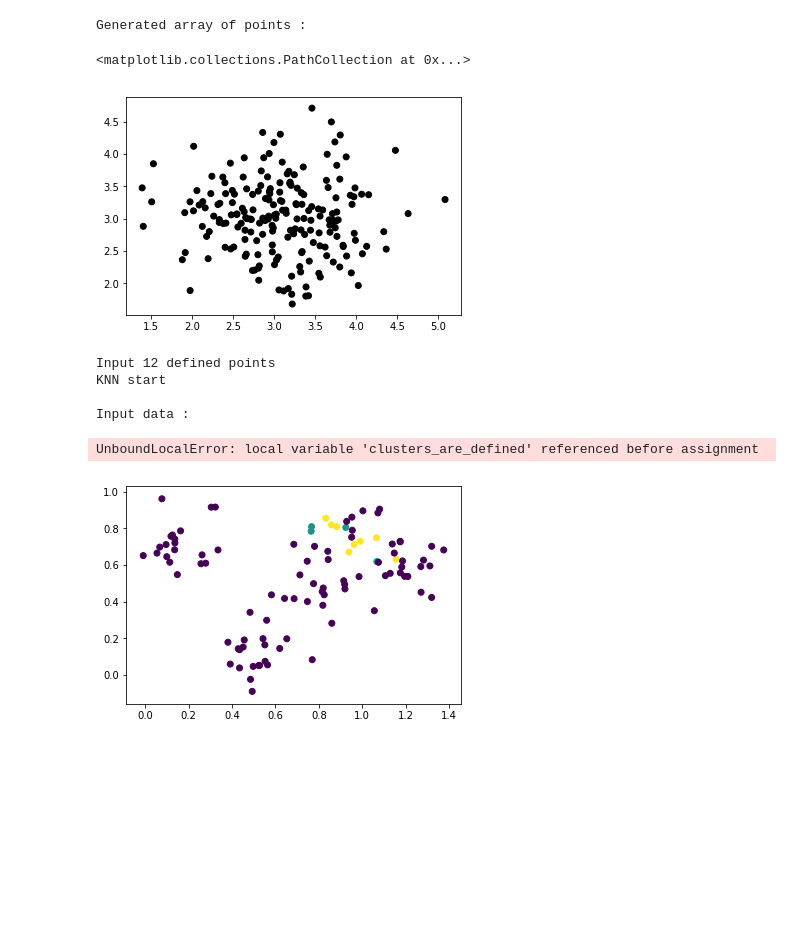
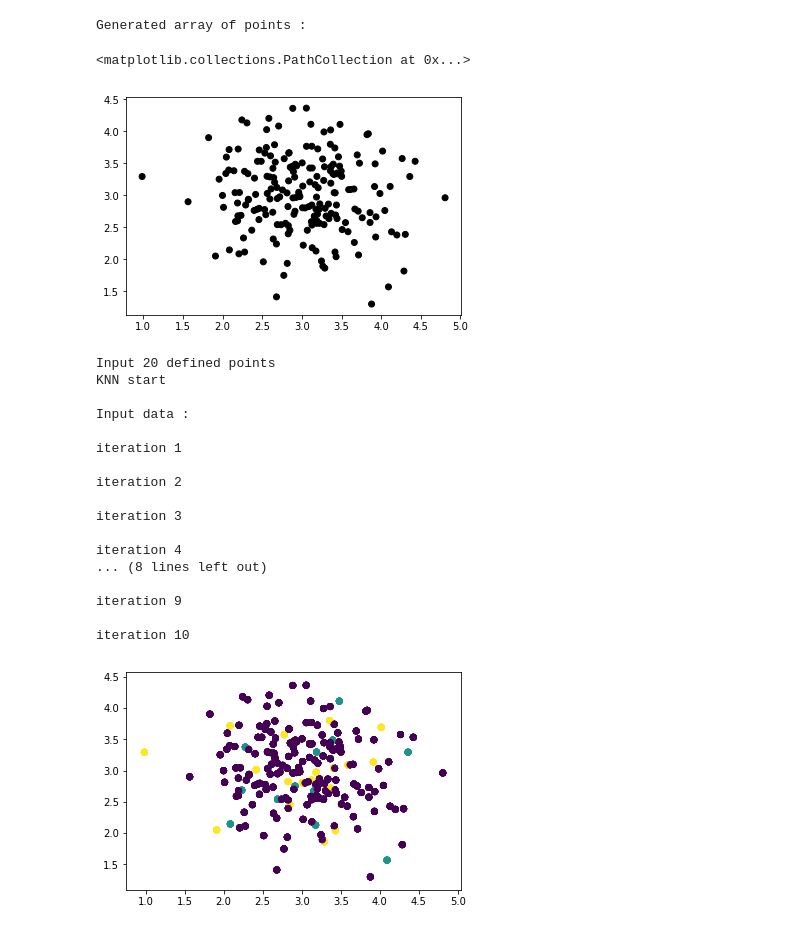
Before and after one commit to Glebochko/Tinkoff-ML-tasks, a Jupyter notebook: KNN 1.ipynb, the cells around one changed output. Drawn from its saved outputs; the diff is of its cells as text; code cells hidden in the pictures; blank space fills up the shorter version.

Commit message:
this started 111

```diff
--- a/KNN 1.ipynb
+++ b/KNN 1.ipynb
@@ -7,17 +7,14 @@ points = []
 num_points = 200
 num_clusters = 2 #binary
 
-
-points_center = [3., 3.]
-
-# Разброс
+points_start_center = [3., 3.]
 std = 0.6
 
+
 for i in range(num_points):
-    x_i = np.random.normal(loc=points_center[0], scale=std)
-    y_i = np.random.normal(loc=points_center[1], scale=std)
+    x_i = np.random.normal(loc=points_start_center[0], scale=std)
+    y_i = np.random.normal(loc=points_start_center[1], scale=std)
     points.append([x_i, y_i, -1])
-
 
 
 null_color = 'k'
@@ -31,5 +28,5 @@ plt.scatter(x=points_x, y=points_y, c=colors)
 # %% [output]
 Generated array of points :
 <matplotlib.collections.PathCollection at 0x...>
-[figure, old version]
+[figure, new version]
 # %%
@@ -64,19 +61,24 @@ def input_points(points, defined_points_count) :
 # %%
+def num_uncertain_points(points) :
+    n = 0
+    for i in range(num_points) :
+        if points[i][2] == -1 :
+            n += 1
+    return n
+
+
 def determine_points_belonging_to_clusters(points) :
-    clusters_are_defined = False
-    number_defined_points = 0
-
     for i in range(num_points) :
-            thisPoint = points[i]
+            this_point = points[i]
             this_distances = []
             for j in range(num_points) :
                 if j != i :
                     if points[j][2] != -1 :
-                        this_distances.append([getDistance(thisPoint, points[j]), points[j][2], j])
+                        this_distances.append([getDistance(this_point, points[j]), points[j][2], j])
 
             this_distances.sort()
             cluster_attachment_defined = False
-            cl = [0] * 2#num_clusters
+            cl = [0] * 2 #num_clusters
             j = 0
             while not cluster_attachment_defined :
                 c = this_distances[j][1]
@@ -84,35 +86,45 @@ def determine_points_belonging_to_clusters(points) :
                 if cl[c] >= knn :
                     points[this_distances[j][2]][2] = c
                     cluster_attachment_defined = True
-                    number_defined_points += 1
 
-            outputPoints(points, 'iteration {}'.format(iteration))
     return points
 # %%
 def KNN(points, knn) :
     print('KNN start')
-    outputPoints(points, 'Input data :')
+    output_points(points, 'Input data :')
+    clusters_are_defined = False
     iteration = 0
+
     while not clusters_are_defined :
-        iteration += 1
-
-        # esli ono zdohlo :
-        if iteration == 10 :
+        if iteration == 10 : # esli ono zdohlo
             break
 
-        if number_defined_points == num_points :
+        if num_uncertain_points(points) == 0 :
             clusters_are_defined = True
-
-
-        points = determine_points_belonging_to_clusters(points)
+        else :
+            iteration += 1
+            points = determine_points_belonging_to_clusters(points)
+            output_points(points, 'iteration {}'.format(iteration))
 # %%
 knn = 3
-points = input_points(points, 12)
+points = input_points(points, 20)
 KNN(points, knn)
 # %% [output]
-Input 12 defined points
+Input 20 defined points
 KNN start
 
 Input data :
+
+iteration 1
+
+iteration 2
+
+iteration 3
+
+iteration 4
+... (8 lines left out)
+
+iteration 9
+
+iteration 10
-UnboundLocalError: local variable 'clusters_are_defined' referenced before assignment
-[figure, old version]
+[figure, new version]
```
Also changed, not shown: parts of 1 cell of this notebook.
